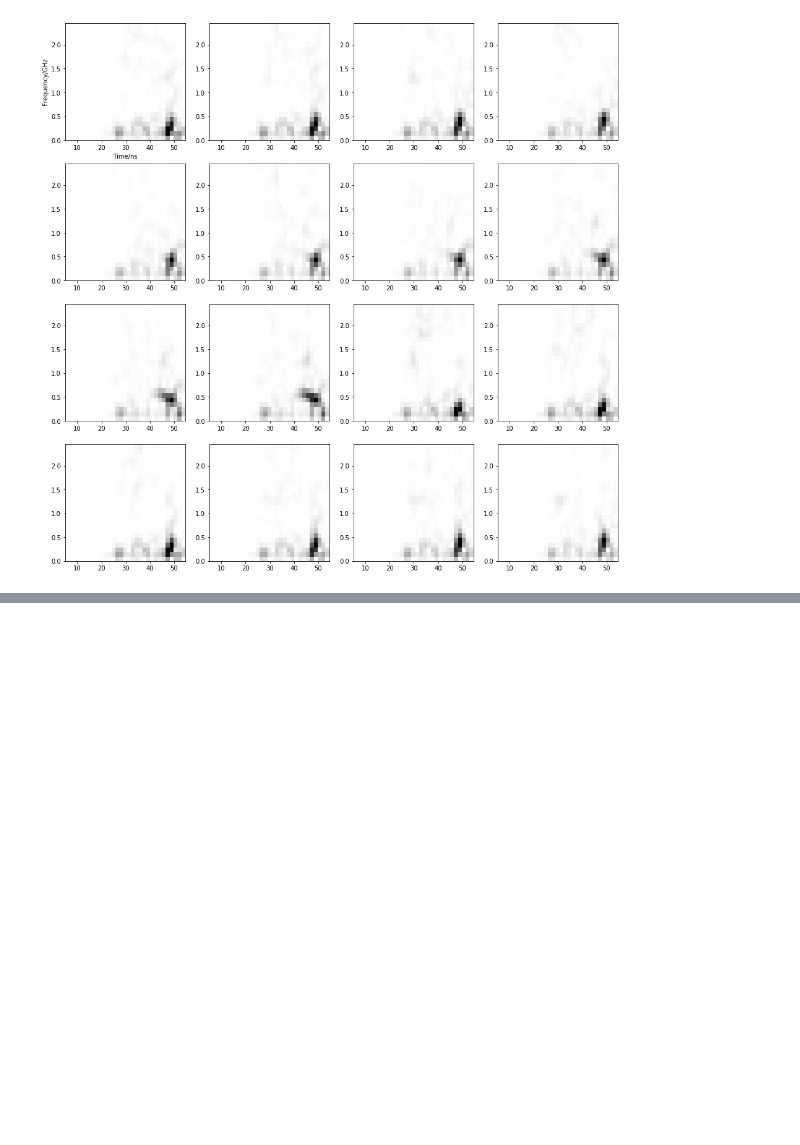
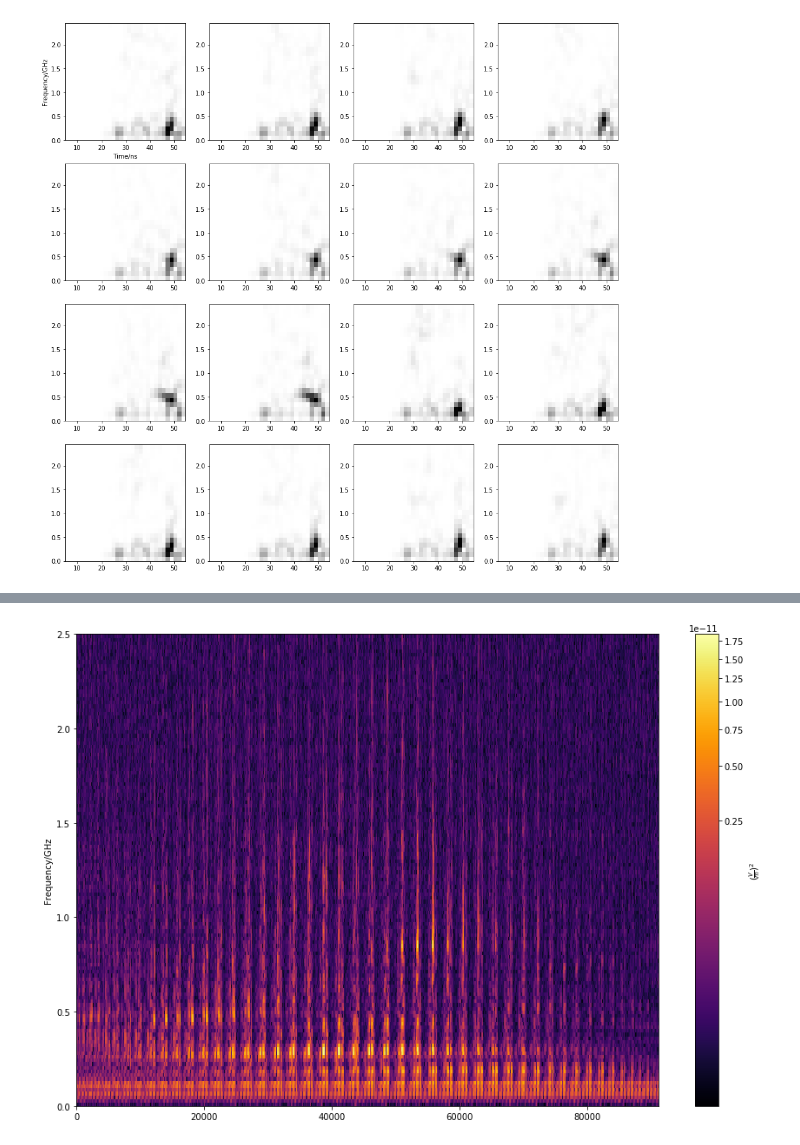
Before and after one commit to imaging-atmospheric-radio-telescope/imaging_atmospheric_radio_telescope, a Jupyter notebook: notebooks/frequency_spectra.ipynb, the cells around one changed output, grey strips where cells are left out. Saved outputs shown, nothing was run; the diff lists cells and outputs as text; code cells hidden in the pictures; blank space fills up the shorter version.

```diff
--- a/notebooks/frequency_spectra.ipynb
+++ b/notebooks/frequency_spectra.ipynb
@@ -101,0 +123,12 @@ plot_spectra()
+# %%
+from matplotlib.colors import PowerNorm
+f, t, Sxx = signal.spectrogram(ts, sampling_frequency.si.value, scaling='spectrum')
+
+plt.figure(figsize=(15, 10))
+plt.pcolormesh(t*1E9, f/1E9, Sxx, norm=PowerNorm(0.25), cmap='inferno')
+cb = plt.colorbar()
+cb.set_label('$(\\frac{V}{m})^2$')
+plt.ylabel('Frequency/GHz')
+None
+# %% [output]
+[figure, added]
```
Also changed, not shown: parts of 16 cells of this notebook.
